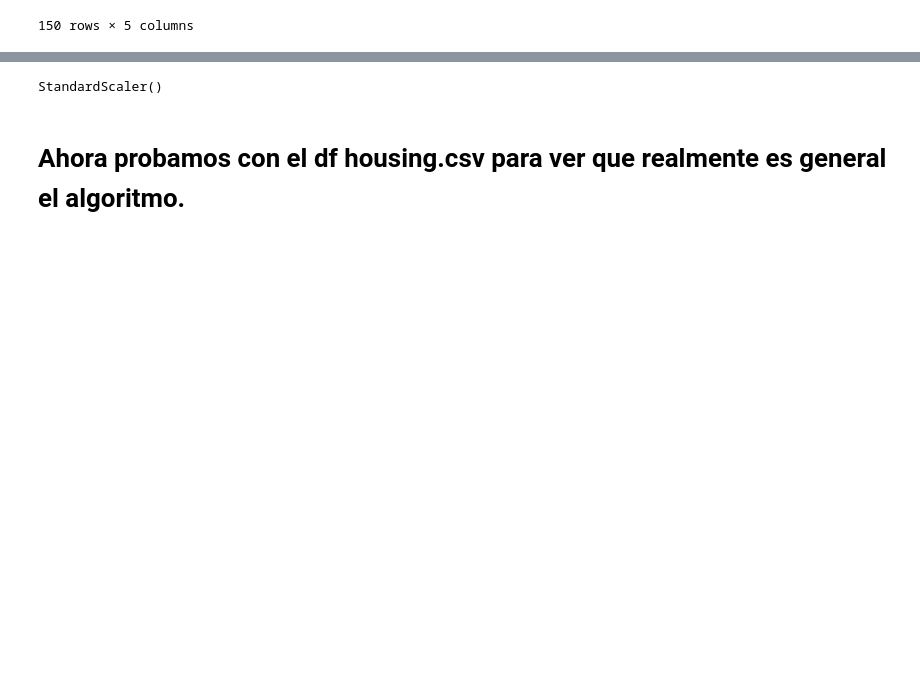
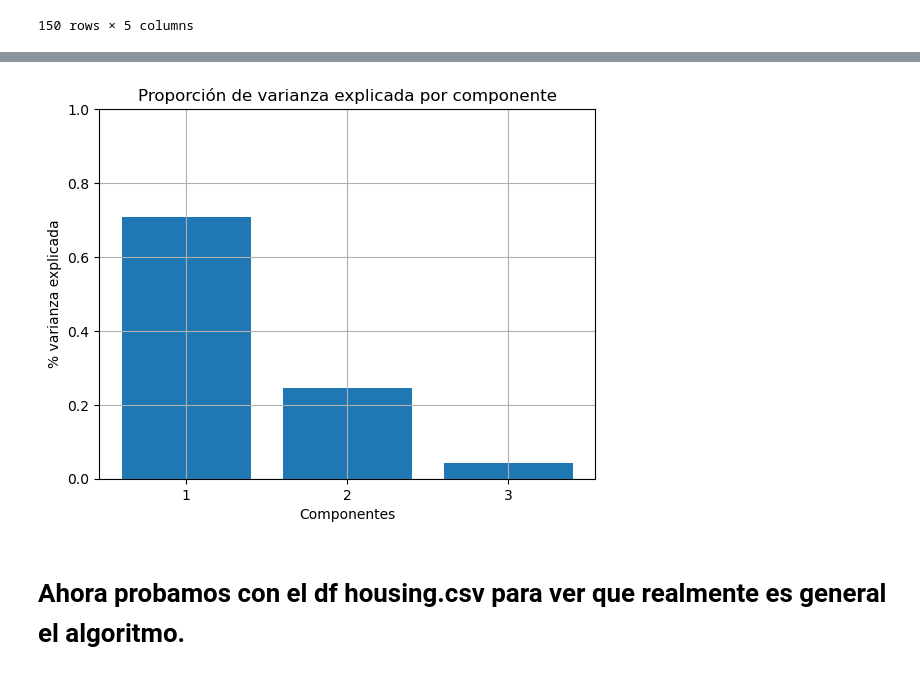
Before and after one commit to Vic263RP/MIA3-Formacion-2023-UV-AI, a Jupyter notebook: B1_HerramientasParaIA/T4_MachineLearning/Tarea4/Rodriguez_Part_Victor.ipynb, the cells around one changed output, grey strips where cells are left out. Saved outputs shown, nothing was run; the diff lists cells and outputs as text; code cells hidden in the pictures; blank space fills up the shorter version.

```diff
--- a/B1_HerramientasParaIA/T4_MachineLearning/Tarea4/Rodriguez_Part_Victor.ipynb
+++ b/B1_HerramientasParaIA/T4_MachineLearning/Tarea4/Rodriguez_Part_Victor.ipynb
@@ -169,7 +220,7 @@ pipeline_iris.df
 # %%
-pipeline_iris.scaler
+pipeline_iris.summary_reduccion()
 # %% [output]
-StandardScaler()
+[figure, added]
 # %% [markdown]
 # Ahora probamos con el df housing.csv para ver que realmente es general el algoritmo.
 # %%
```
Also changed, not shown: parts of 11 cells of this notebook.
